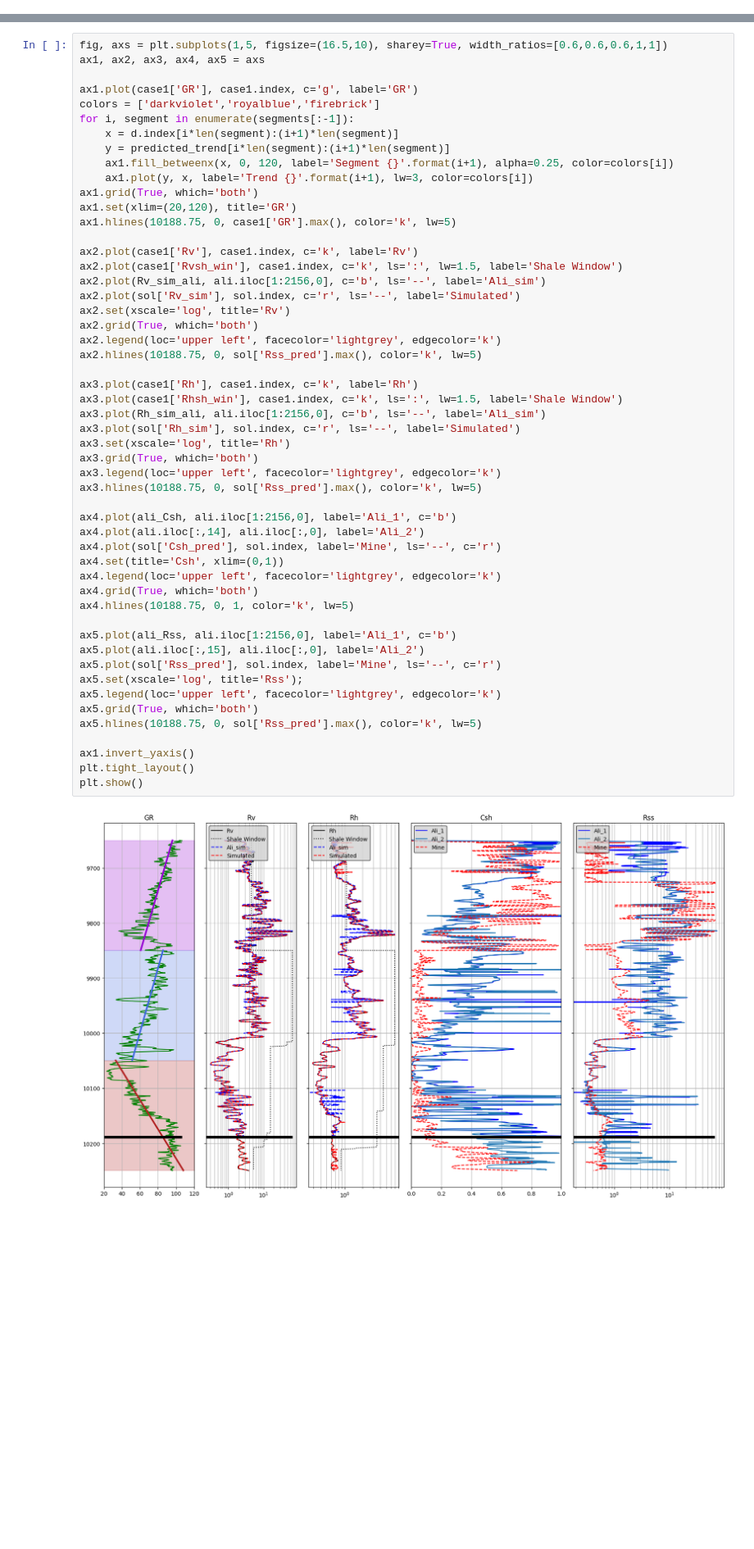
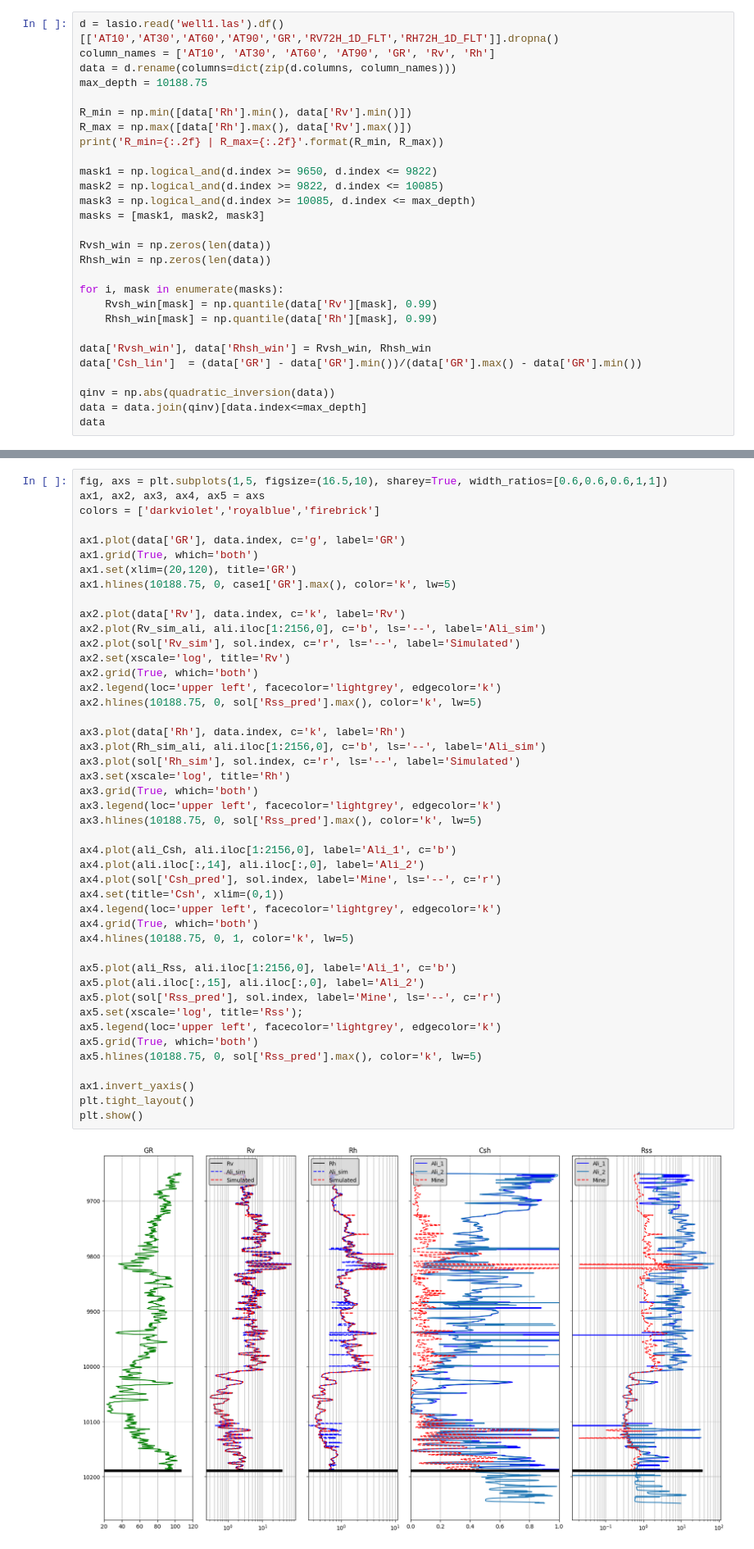
Before and after one commit to misaelmmorales/Anisotropic-Resistivity-Inversion, a Jupyter notebook: main_nb.ipynb, the cells around one changed output, grey strips where cells are left out. Shown at 82% size. Cells and saved outputs as stored; diff of their text form; blank space fills up the shorter version.

```diff
--- a/main_nb.ipynb
+++ b/main_nb.ipynb
@@ -303,0 +294,28 @@ def constraint(variables):
+# %%
+d = lasio.read('well1.las').df()[['AT10','AT30','AT60','AT90','GR','RV72H_1D_FLT','RH72H_1D_FLT']].dropna()
+column_names = ['AT10', 'AT30', 'AT60', 'AT90', 'GR', 'Rv', 'Rh']
+data = d.rename(columns=dict(zip(d.columns, column_names)))
+max_depth = 10188.75
+
+R_min = np.min([data['Rh'].min(), data['Rv'].min()])
+R_max = np.max([data['Rh'].max(), data['Rv'].max()])
+print('R_min={:.2f} | R_max={:.2f}'.format(R_min, R_max))
+
+mask1 = np.logical_and(d.index >= 9650, d.index <= 9822)
+mask2 = np.logical_and(d.index >= 9822, d.index <= 10085)
+mask3 = np.logical_and(d.index >= 10085, d.index <= max_depth)
+masks = [mask1, mask2, mask3]
+
+Rvsh_win = np.zeros(len(data))
+Rhsh_win = np.zeros(len(data))
+
+for i, mask in enumerate(masks):
+    Rvsh_win[mask] = np.quantile(data['Rv'][mask], 0.99)
+    Rhsh_win[mask] = np.quantile(data['Rh'][mask], 0.99)
+
+data['Rvsh_win'], data['Rhsh_win'] = Rvsh_win, Rhsh_win
+data['Csh_lin']  = (data['GR'] - data['GR'].min())/(data['GR'].max() - data['GR'].min())
+
+qinv = np.abs(quadratic_inversion(data))
+data = data.join(qinv)[data.index<=max_depth]
+data
@@ -396,20 +390,14 @@ predicted_trend, segments = fit_linear_trend_lines(np.array(d), 3)
 # %%
 fig, axs = plt.subplots(1,5, figsize=(16.5,10), sharey=True, width_ratios=[0.6,0.6,0.6,1,1])
 ax1, ax2, ax3, ax4, ax5 = axs
+colors = ['darkviolet','royalblue','firebrick']
 
-ax1.plot(case1['GR'], case1.index, c='g', label='GR')
-colors = ['darkviolet','royalblue','firebrick']
-for i, segment in enumerate(segments[:-1]):
-    x = d.index[i*len(segment):(i+1)*len(segment)]
-    y = predicted_trend[i*len(segment):(i+1)*len(segment)]
-    ax1.fill_betweenx(x, 0, 120, label='Segment {}'.format(i+1), alpha=0.25, color=colors[i])
-    ax1.plot(y, x, label='Trend {}'.format(i+1), lw=3, color=colors[i])
+ax1.plot(data['GR'], data.index, c='g', label='GR')
 ax1.grid(True, which='both')
 ax1.set(xlim=(20,120), title='GR')
 ax1.hlines(10188.75, 0, case1['GR'].max(), color='k', lw=5)
 
-ax2.plot(case1['Rv'], case1.index, c='k', label='Rv')
-ax2.plot(case1['Rvsh_win'], case1.index, c='k', ls=':', lw=1.5, label='Shale Window')
+ax2.plot(data['Rv'], data.index, c='k', label='Rv')
 ax2.plot(Rv_sim_ali, ali.iloc[1:2156,0], c='b', ls='--', label='Ali_sim')
 ax2.plot(sol['Rv_sim'], sol.index, c='r', ls='--', label='Simulated')
 ax2.set(xscale='log', title='Rv')
@@ -417,36 +405,35 @@ ax2.grid(True, which='both')
 ax2.legend(loc='upper left', facecolor='lightgrey', edgecolor='k')
 ax2.hlines(10188.75, 0, sol['Rss_pred'].max(), color='k', lw=5)
 
-ax3.plot(case1['Rh'], case1.index, c='k', label='Rh')
-ax3.plot(case1['Rhsh_win'], case1.index, c='k', ls=':', lw=1.5, label='Shale Window')
+ax3.plot(data['Rh'], data.index, c='k', label='Rh')
 ax3.plot(Rh_sim_ali, ali.iloc[1:2156,0], c='b', ls='--', label='Ali_sim')
 ax3.plot(sol['Rh_sim'], sol.index, c='r', ls='--', label='Simulated')
 ax3.set(xscale='log', title='Rh')
 ax3.grid(True, which='both')
 ax3.legend(loc='upper left', facecolor='lightgrey', edgecolor='k')
 ax3.hlines(10188.75, 0, sol['Rss_pred'].max(), color='k', lw=5)
 
 ax4.plot(ali_Csh, ali.iloc[1:2156,0], label='Ali_1', c='b')
 ax4.plot(ali.iloc[:,14], ali.iloc[:,0], label='Ali_2')
 ax4.plot(sol['Csh_pred'], sol.index, label='Mine', ls='--', c='r')
 ax4.set(title='Csh', xlim=(0,1))
 ax4.legend(loc='upper left', facecolor='lightgrey', edgecolor='k')
 ax4.grid(True, which='both')
 ax4.hlines(10188.75, 0, 1, color='k', lw=5)
 
 ax5.plot(ali_Rss, ali.iloc[1:2156,0], label='Ali_1', c='b')
 ax5.plot(ali.iloc[:,15], ali.iloc[:,0], label='Ali_2')
 ax5.plot(sol['Rss_pred'], sol.index, label='Mine', ls='--', c='r')
 ax5.set(xscale='log', title='Rss');
 ax5.legend(loc='upper left', facecolor='lightgrey', edgecolor='k')
 ax5.grid(True, which='both')
 ax5.hlines(10188.75, 0, sol['Rss_pred'].max(), color='k', lw=5)
 
 ax1.invert_yaxis()
 plt.tight_layout()
 plt.show()
 # %% [output]
-[figure, old version]
+[figure, new version]
 # %%
 fig, axs = plt.subplots(1, 6, figsize=(15,10))
 ax1, ax2, ax3, ax4, ax5, ax6 = axs
```
Also changed, not shown: parts of 17 cells of this notebook, 1 other file.
